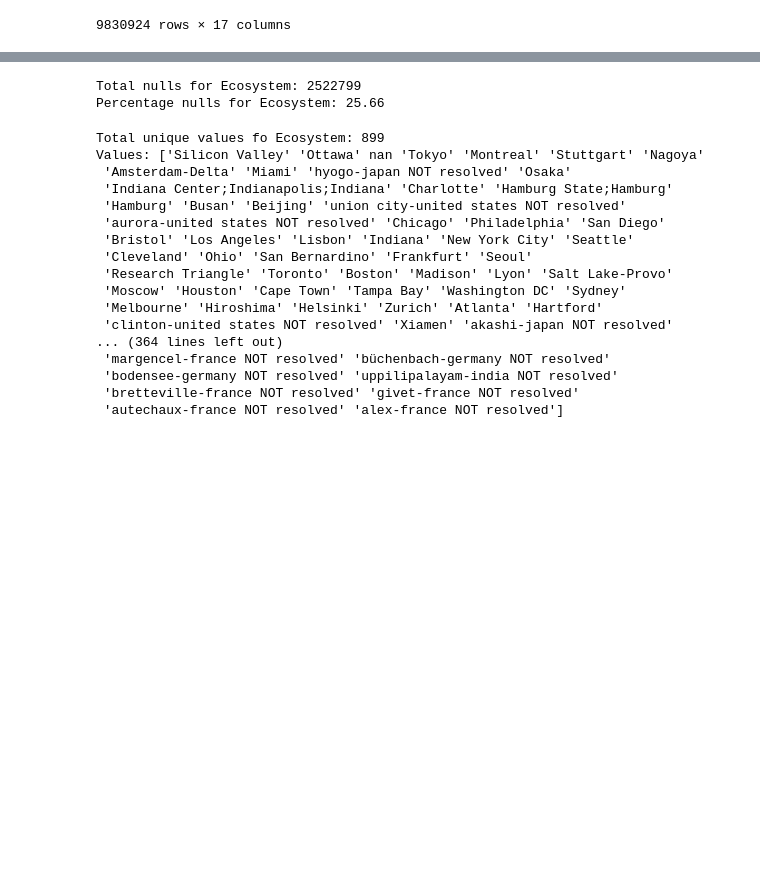
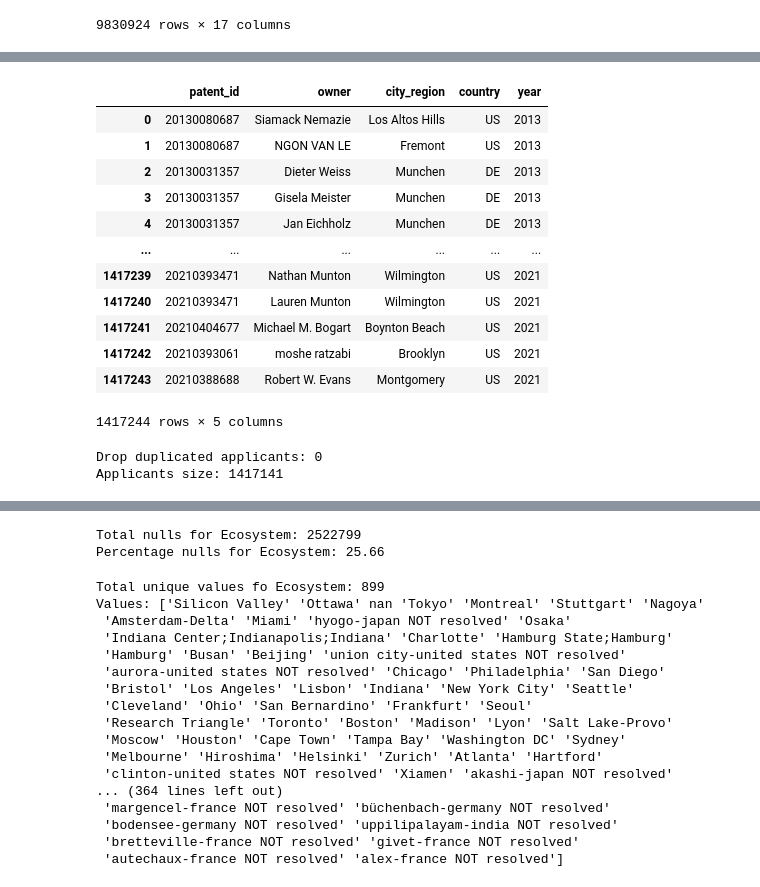
Before and after one commit to tseronni/genome, a Jupyter notebook: notebooks/01_data_preparation.ipynb, the cells around one changed output, grey strips where cells are left out. Cells and saved outputs as stored; diff of their text form; code cells hidden in the pictures; blank space fills up the shorter version.

```diff
--- a/notebooks/01_data_preparation.ipynb
+++ b/notebooks/01_data_preparation.ipynb
@@ -22,0 +44,24 @@ df_raw_patents
+# %%
+df_table_for_applicants = pd.read_csv(filepath_or_buffer=paths.raw_table_for_applicants, header=None, names=['patent_id','owner','city_region','country','year'])
+df_table_for_applicants
+# %% [output]
+|  | patent_id | owner | city_region | country | year |
+| 0 | 20130080687 | Siamack Nemazie | Los Altos Hills | US | 2013 |
+| 1 | 20130080687 | NGON VAN LE | Fremont | US | 2013 |
+| 2 | 20130031357 | Dieter Weiss | Munchen | DE | 2013 |
+| 3 | 20130031357 | Gisela Meister | Munchen | DE | 2013 |
+| 4 | 20130031357 | Jan Eichholz | Munchen | DE | 2013 |
+| ... | ... | ... | ... | ... | ... |
+| 1417239 | 20210393471 | Nathan Munton | Wilmington | US | 2021 |
+| 1417240 | 20210393471 | Lauren Munton | Wilmington | US | 2021 |
+| 1417241 | 20210404677 | Michael M. Bogart | Boynton Beach | US | 2021 |
+| 1417242 | 20210393061 | moshe ratzabi | Brooklyn | US | 2021 |
+| 1417243 | 20210388688 | Robert W. Evans | Montgomery | US | 2021 |
+1417244 rows × 5 columns
+# %%
+print(f'Drop duplicated applicants: {len(df_table_for_applicants[df_table_for_applicants.duplicated()])}')
+df_table_for_applicants.drop_duplicates(inplace=True)
+print(f'Applicants size: {len(df_table_for_applicants)}')
+# %% [output]
+Drop duplicated applicants: 0
+Applicants size: 1417141
```
Also changed, not shown: parts of 6 cells of this notebook.
